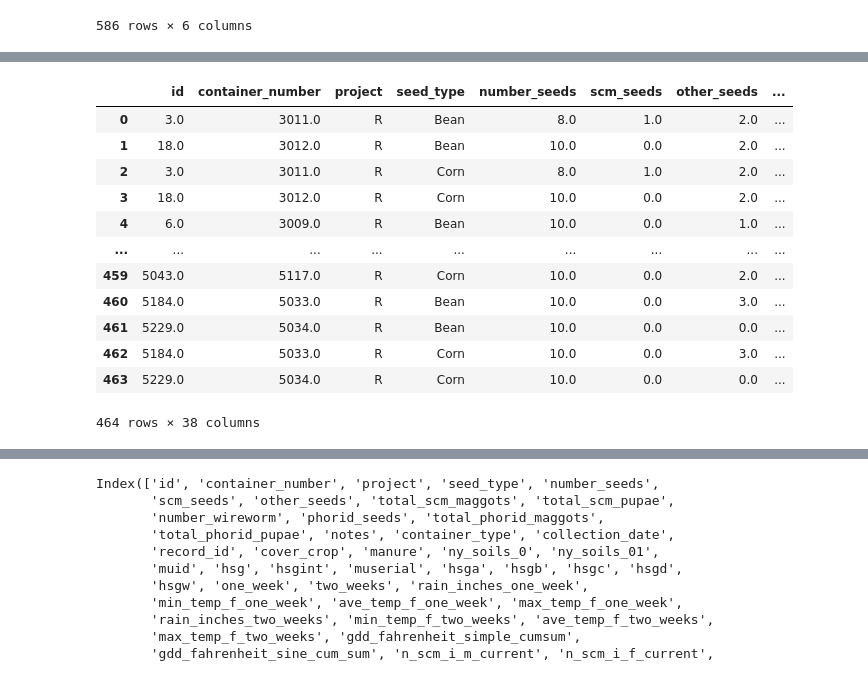
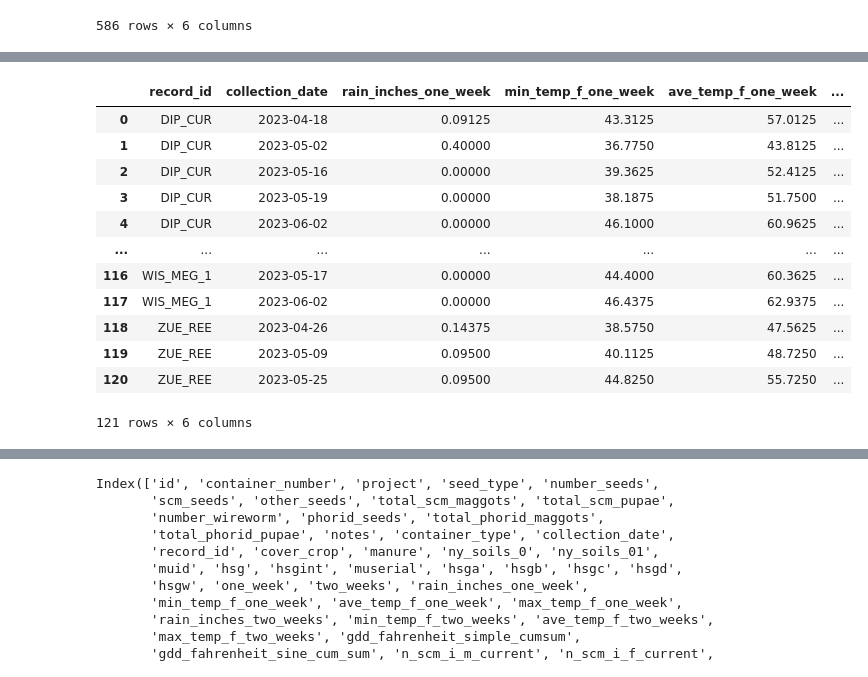
Before and after one commit to chloecho31/cornell, a Jupyter notebook: SCM/2023/2023_scm_data_cleaning.ipynb, the cells around one changed output, grey strips where cells are left out. Saved outputs shown, nothing was run; the diff lists cells and outputs as text; code cells hidden in the pictures.

```diff
--- a/SCM/2023/2023_scm_analysis.ipynb
+++ b/SCM/2023/2023_scm_data_cleaning.ipynb
@@ -390,6 +391,8 @@ wire_mesh["total_phorid_pupae"] = (
     wire_mesh["total_phorid_pupae"].replace(">10", 10).astype(float)
 )
 
+wire_mesh = wire_mesh.loc[wire_mesh['project'] == 'R']
+
 wire_mesh
 # %% [output]
 |  | id | container_number | project | seed_type | number_seeds | scm_seeds | other_seeds | ... |
@@ -431,9 +434,9 @@ wire_mesh_intake
 # %%
 wire_mesh = wire_mesh.merge(
     wire_mesh_intake[
-        ["container_number", "container_type", "collection_date", "record_id"]
+        ["container_number", "container_type", "collection_date", "record_id", 'project']
     ],
-    on="container_number",
+    on=["container_number", 'project'],
     how="left",
 )
 wire_mesh
@@ -619,36 +604,36 @@ wire_mesh_dates
 # %%
 df = climate.merge(
     wire_mesh, left_on=["record_id"], right_on=["record_id"], how="left"
 )[
     [
         "record_id",
         "date",
         "rain_inches",
         "min_temp_f",
         "ave_temp_f",
         "max_temp_f",
         "one_week",
         "two_weeks",
         "collection_date",
         'week'
     ]
 ]
 df = df.dropna()
 df = df.loc[(df['date'] >= df['one_week']) & (df['date'] <= df['collection_date'])].groupby(['record_id', 'collection_date'], as_index = False).mean(['rain_inches', 'min_temp_f', 'ave_temp_f', 'max_temp_f'])
 df = df.rename(columns={"rain_inches": "rain_inches_one_week", "min_temp_f": "min_temp_f_one_week", "ave_temp_f": "ave_temp_f_one_week", "max_temp_f": "max_temp_f_one_week"})
-wire_mesh = wire_mesh.merge(df, left_on=['record_id', 'collection_date'], right_on=['record_id', 'collection_date'])
-wire_mesh
+df = df.drop(columns='week')
+df
 # %% [output]
-|  | id | container_number | project | seed_type | number_seeds | scm_seeds | other_seeds | ... |
-| 0 | 3.0 | 3011.0 | R | Bean | 8.0 | 1.0 | 2.0 | ... |
-| 1 | 18.0 | 3012.0 | R | Bean | 10.0 | 0.0 | 2.0 | ... |
-| 2 | 3.0 | 3011.0 | R | Corn | 8.0 | 1.0 | 2.0 | ... |
-| 3 | 18.0 | 3012.0 | R | Corn | 10.0 | 0.0 | 2.0 | ... |
-| 4 | 6.0 | 3009.0 | R | Bean | 10.0 | 0.0 | 1.0 | ... |
-| ... | ... | ... | ... | ... | ... | ... | ... | ... |
-| 459 | 5043.0 | 5117.0 | R | Corn | 10.0 | 0.0 | 2.0 | ... |
-| 460 | 5184.0 | 5033.0 | R | Bean | 10.0 | 0.0 | 3.0 | ... |
-| 461 | 5229.0 | 5034.0 | R | Bean | 10.0 | 0.0 | 0.0 | ... |
-| 462 | 5184.0 | 5033.0 | R | Corn | 10.0 | 0.0 | 3.0 | ... |
-| 463 | 5229.0 | 5034.0 | R | Corn | 10.0 | 0.0 | 0.0 | ... |
+|  | record_id | collection_date | rain_inches_one_week | min_temp_f_one_week | ave_temp_f_one_week | ... |
+| 0 | DIP_CUR | 2023-04-18 | 0.09125 | 43.3125 | 57.0125 | ... |
+| 1 | DIP_CUR | 2023-05-02 | 0.40000 | 36.7750 | 43.8125 | ... |
+| 2 | DIP_CUR | 2023-05-16 | 0.00000 | 39.3625 | 52.4125 | ... |
+| 3 | DIP_CUR | 2023-05-19 | 0.00000 | 38.1875 | 51.7500 | ... |
+| 4 | DIP_CUR | 2023-06-02 | 0.00000 | 46.1000 | 60.9625 | ... |
+| ... | ... | ... | ... | ... | ... | ... |
+| 116 | WIS_MEG_1 | 2023-05-17 | 0.00000 | 44.4000 | 60.3625 | ... |
+| 117 | WIS_MEG_1 | 2023-06-02 | 0.00000 | 46.4375 | 62.9375 | ... |
+| 118 | ZUE_REE | 2023-04-26 | 0.14375 | 38.5750 | 47.5625 | ... |
+| 119 | ZUE_REE | 2023-05-09 | 0.09500 | 40.1125 | 48.7250 | ... |
+| 120 | ZUE_REE | 2023-05-25 | 0.09500 | 44.8250 | 55.7250 | ... |
-464 rows × 38 columns
+121 rows × 6 columns
```
Also changed, not shown: parts of 25 cells of this notebook, 10 other files.
